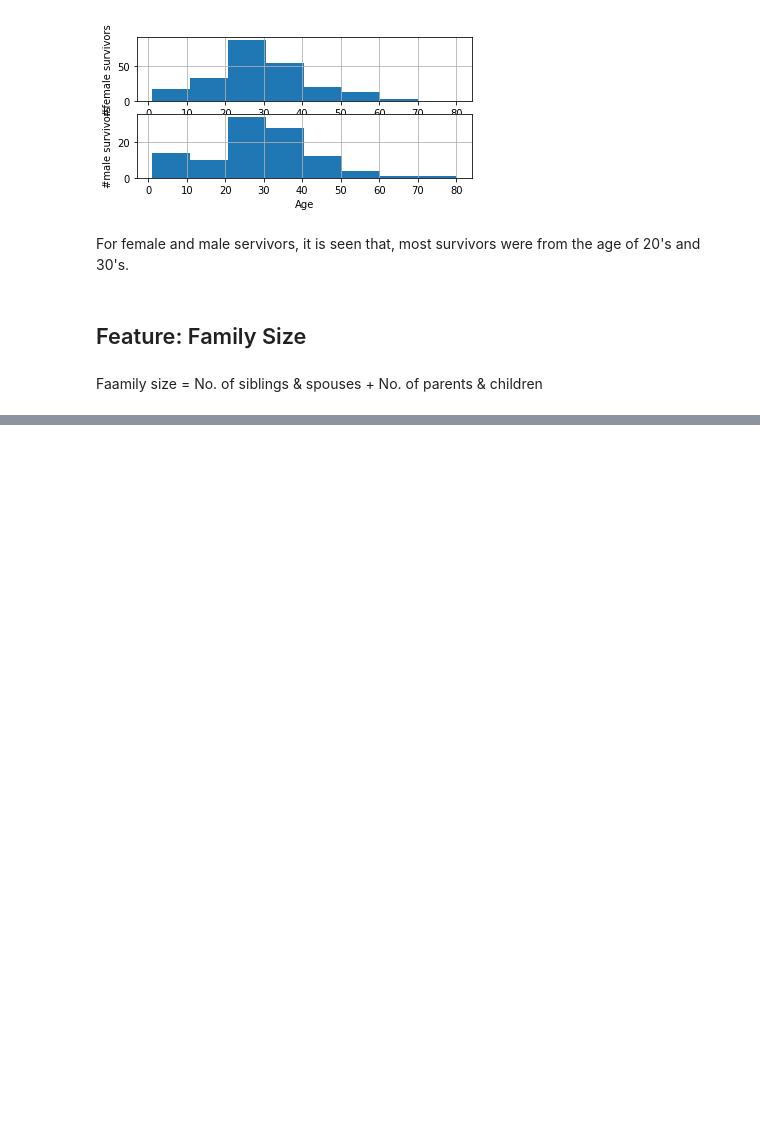
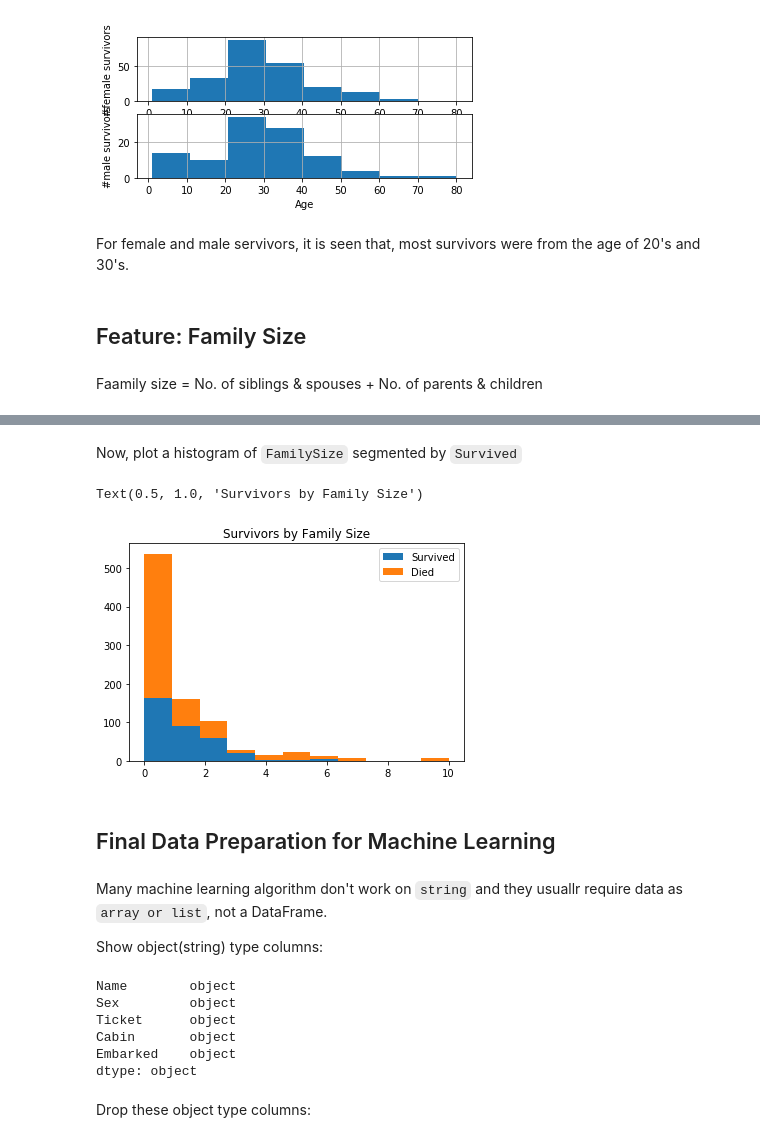
Before and after one commit to MhmdRyhn/kaggle_challenges, a Jupyter notebook: titanic/anlysis/explore.ipynb, the cells around one changed output, grey strips where cells are left out. Saved outputs shown, nothing was run; the diff lists cells and outputs as text; code cells hidden in the pictures; blank space fills up the shorter version.

Commit message:
data is ready for ML algorithms

```diff
--- a/titanic/anlysis/explore.ipynb
+++ b/titanic/anlysis/explore.ipynb
@@ -477,0 +507,36 @@ Faamily size = No. of siblings & spouses + No. of parents & children
+# %% [markdown]
+Now, plot a histogram of `FamilySize` segmented by `Survived`
+# %%
+family_sizes = sorted(df_train['FamilySize'].unique())
+family_size_max = max(family_sizes)
+
+df1 = df_train[df_train['Survived'] == 1]['FamilySize']
+df2 = df_train[df_train['Survived'] == 0]['FamilySize']
+plt.hist(
+    [df1, df2],
+    bins=family_size_max+1,
+    range=(0, family_size_max),
+    stacked=True
+)
+plt.legend(('Survived', 'Died'), loc='best')
+plt.title('Survivors by Family Size')
+# %% [output]
+Text(0.5, 1.0, 'Survivors by Family Size')
+[figure, added]
+# %% [markdown]
+## Final Data Preparation for Machine Learning
+# %% [markdown]
+Many machine learning algorithm don't work on `string` and they usuallr require data as `array or list`, not a DataFrame.
+
+Show object(string) type columns:
+# %%
+df_train.dtypes[df_train.dtypes.map(lambda x: x == 'object')]
+# %% [output]
+Name        object
+Sex         object
+Ticket      object
+Cabin       object
+Embarked    object
+dtype: object
+# %% [markdown]
+Drop these object type columns:
```
Also changed, not shown: parts of 7 cells of this notebook.
